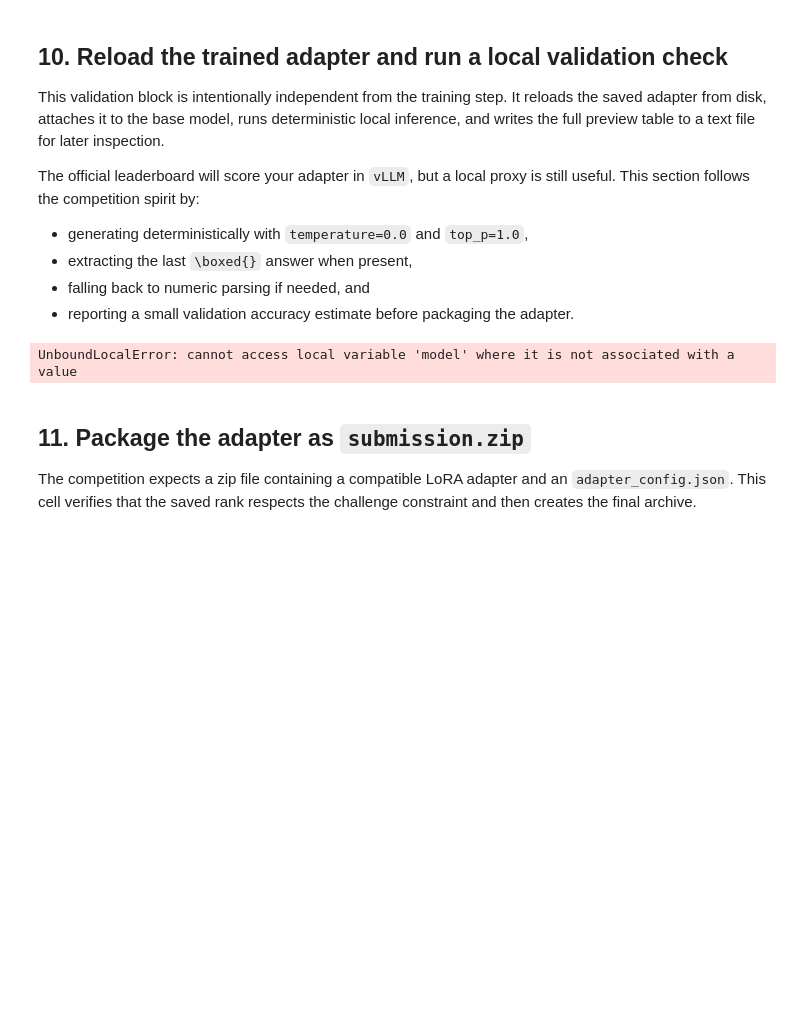
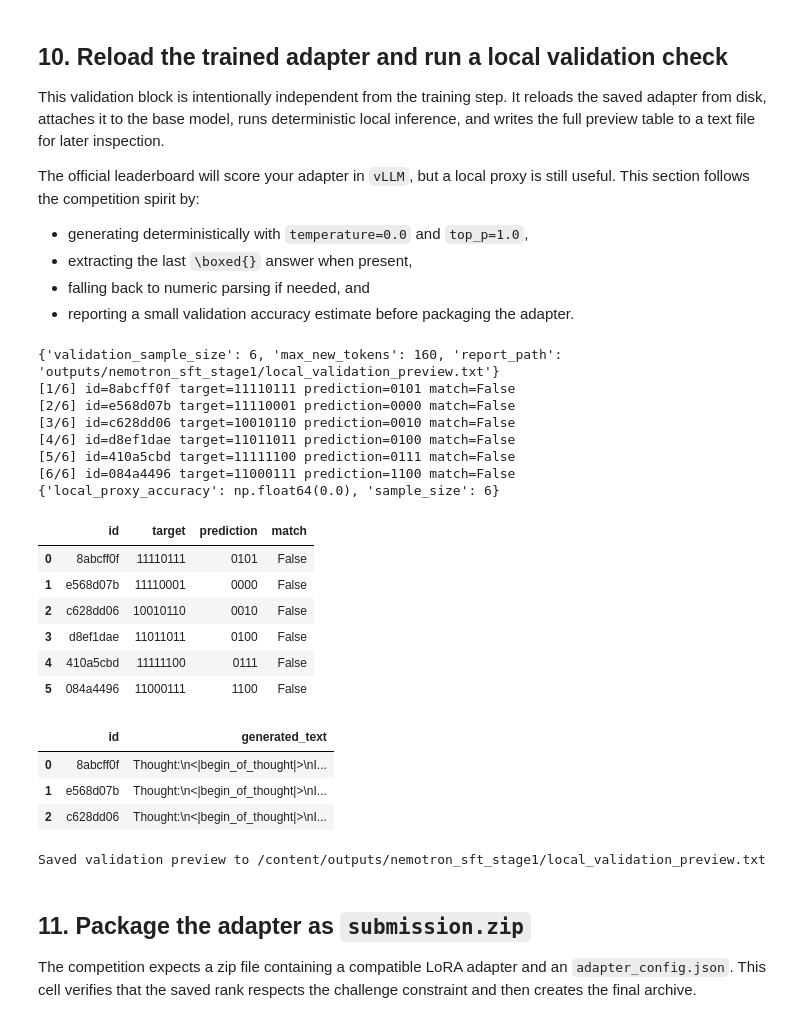
Before and after one commit to karthiknagar16/GoogleColab-Finetuning-n-RL-LLM-unsloth, a Jupyter notebook: sft-NVIDIA-Nemotron-Model-Reasoning.ipynb, the cells around one changed output. Saved outputs shown, nothing was run; the diff lists cells and outputs as text; code cells hidden in the pictures; blank space fills up the shorter version.

```diff
--- a/sft-NVIDIA-Nemotron-Model-Reasoning.ipynb
+++ b/sft-NVIDIA-Nemotron-Model-Reasoning.ipynb
@@ -450,3 +450,13 @@ metrics
  'total_flos': 200333534736384.0,
  'train_loss': 0.8990647981041356,
  'epoch': 1.0}
+# %%
+train_result = trainer.train()
+trainer.save_model(str(ADAPTER_DIR))
+tokenizer.save_pretrained(str(ADAPTER_DIR))
+
+metrics = train_result.metrics
+with open(OUTPUT_DIR / "train_metrics.json", "w") as f:
+    json.dump(metrics, f, indent=2)
+
+metrics
@@ -461,6 +481,7 @@ The official leaderboard will score your adapter in `vLLM`, but a local proxy is
 - falling back to numeric parsing if needed, and
 - reporting a small validation accuracy estimate before packaging the adapter.
 # %%
+MAX_NEW_TOKENS = 4096
 boxed_pattern = re.compile(r"\\boxed\{([^}]*)\}")
 number_pattern = re.compile(r"-?\d+(?:\.\d+)?")
 preview_columns = ["id", "target", "prediction", "match", "generated_text"]
@@ -598,34 +619,53 @@ sampled_valid = valid_split.sample(
     n=min(VALIDATION_SAMPLE_SIZE, len(valid_split)),
     random_state=SEED,
 ).reset_index(drop=True)
 rows = []
 
 print({"validation_sample_size": len(sampled_valid), "max_new_tokens": MAX_NEW_TOKENS, "report_path": str(VALIDATION_REPORT_TXT)})
 for row_idx, row in enumerate(sampled_valid.itertuples(index=False), start=1):
     generated = generate_answer(row.prompt, inference_model, inference_tokenizer, stopping_criteria)
     prediction = extract_prediction(generated)
     target = str(row.answer).strip()
     match = competition_style_match(prediction, target)
 
     print(f"[{row_idx}/{len(sampled_valid)}] id={row.id} target={target} prediction={prediction} match={match}")
     rows.append({
         "id": row.id,
         "target": target,
         "prediction": prediction,
         "match": match,
         "generated_text": generated,
     })
 
 preview_df = pd.DataFrame(rows, columns=preview_columns)
 local_proxy_accuracy = preview_df["match"].mean() if len(preview_df) else float("nan")
 print({"local_proxy_accuracy": local_proxy_accuracy, "sample_size": len(preview_df)})
 display(preview_df[["id", "target", "prediction", "match"]])
 display(preview_df[["id", "generated_text"]].head(3))
 
 preview_df[preview_columns].to_string(VALIDATION_REPORT_TXT, index=False)
 print(f"Saved validation preview to {VALIDATION_REPORT_TXT.resolve()}")
 # %% [output]
-UnboundLocalError: cannot access local variable 'model' where it is not associated with a value
+{'validation_sample_size': 6, 'max_new_tokens': 160, 'report_path': 'outputs/nemotron_sft_stage1/local_validation_preview.txt'}
+[1/6] id=8abcff0f target=11110111 prediction=0101 match=False
+[2/6] id=e568d07b target=11110001 prediction=0000 match=False
+[3/6] id=c628dd06 target=10010110 prediction=0010 match=False
+[4/6] id=d8ef1dae target=11011011 prediction=0100 match=False
+[5/6] id=410a5cbd target=11111100 prediction=0111 match=False
+[6/6] id=084a4496 target=11000111 prediction=1100 match=False
+{'local_proxy_accuracy': np.float64(0.0), 'sample_size': 6}
+|  | id | target | prediction | match |
+| 0 | 8abcff0f | 11110111 | 0101 | False |
+| 1 | e568d07b | 11110001 | 0000 | False |
+| 2 | c628dd06 | 10010110 | 0010 | False |
+| 3 | d8ef1dae | 11011011 | 0100 | False |
+| 4 | 410a5cbd | 11111100 | 0111 | False |
+| 5 | 084a4496 | 11000111 | 1100 | False |
+|  | id | generated_text |
+| 0 | 8abcff0f | Thought:\n<|begin_of_thought|>\nI... |
+| 1 | e568d07b | Thought:\n<|begin_of_thought|>\nI... |
+| 2 | c628dd06 | Thought:\n<|begin_of_thought|>\nI... |
+Saved validation preview to /content/outputs/nemotron_sft_stage1/local_validation_preview.txt
 # %% [markdown]
 ## 11. Package the adapter as `submission.zip`
 
```
Also changed, not shown: parts of 2 cells of this notebook.
